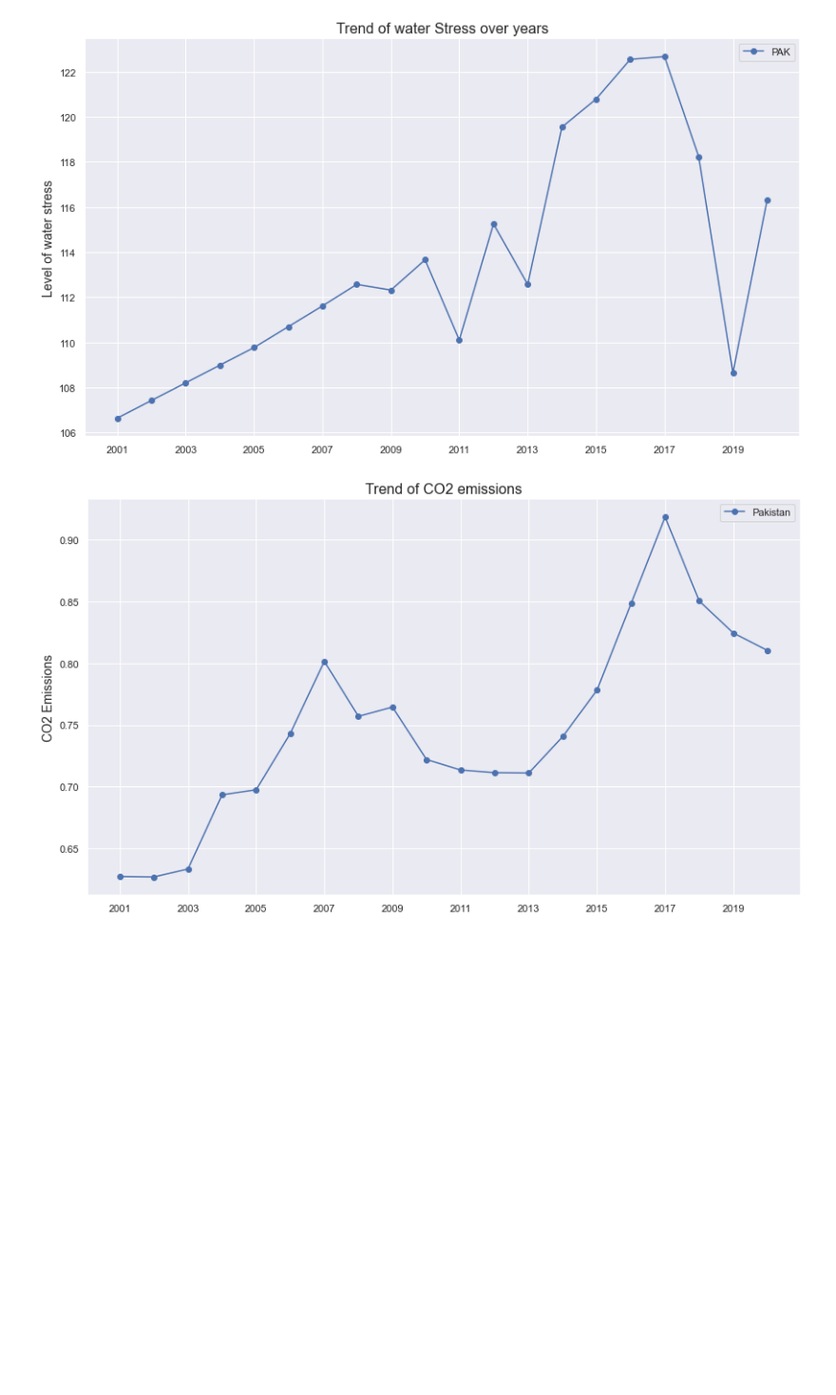
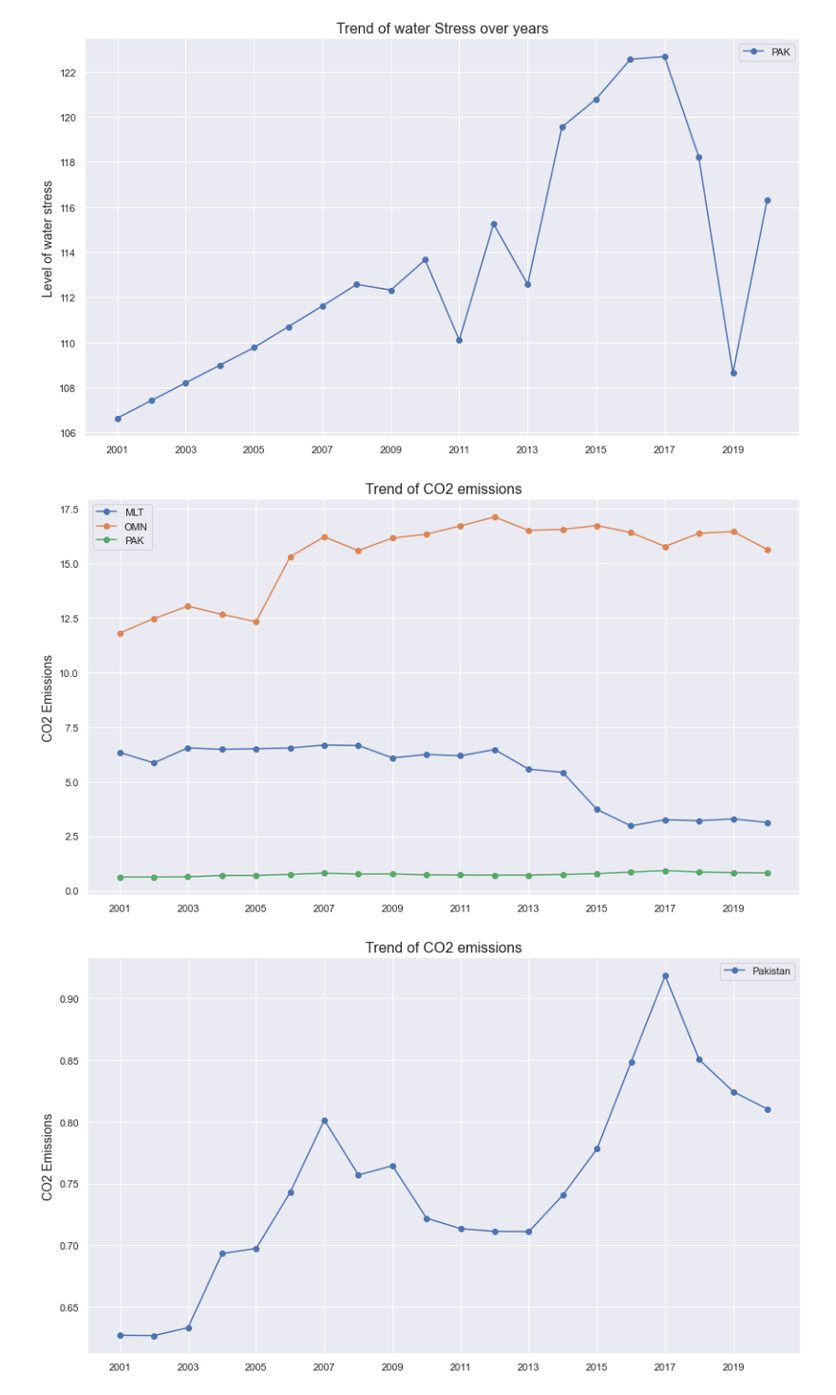
Before and after one commit to MShoaibManzoor/ADS-Assignment-3, a Jupyter notebook: Batch_test.ipynb, the cells around one changed output. Shown at 95% size. Saved outputs shown, nothing was run; the diff lists cells and outputs as text; code cells hidden in the pictures; blank space fills up the shorter version.

```diff
--- a/Batch_test.ipynb
+++ b/Batch_test.ipynb
@@ -232,9 +234,9 @@ water_stress
 | YEM | 162.866667 | 164.590476 | 166.314286 | 168.038095 | 169.761905 | 169.761905 | 169.761905 | 169.761905 | 169.761905 | 169.761905 | ... |
 # %%
 trend_set = trend_set[['Country Name', 'Country Code', 'Series Code', 'Series Name', 'Year', 'Value']]
-fw_withdrawals = trend_set[trend_set['Series Code'] == 'EN.ATM.CO2E.PC']
-fw_withdrawals = fw_withdrawals.pivot(index='Country Code', columns='Year', values='Value')
-fw_withdrawals
+co2_emissions = trend_set[trend_set['Series Code'] == 'EN.ATM.CO2E.PC']
+co2_emissions = co2_emissions.pivot(index='Country Code', columns='Year', values='Value')
+co2_emissions
 # %% [output]
 | Year | 2001 | 2002 | 2003 | 2004 | 2005 | 2006 | 2007 | 2008 | 2009 | 2010 | ... |
 | Country Code |  |  |  |  |  |  |  |  |  |  | ... |
@@ -274,6 +296,26 @@ plt.legend()
 plt.show()
 # %% [output]
 [figure]
+# %%
+# Lets observe trends of countries in water stress.
+sns.set(style='darkgrid')
+
+sub_co2e = co2_emissions[9:12]
+
+fig, ax = plt.subplots(figsize=(14, 8))
+
+ax.plot(sub_co2e.T, marker='o', label=sub_watstr.index)
+
+
+plt.title('Trend of CO2 emissions', fontsize=16)
+plt.ylabel('CO2 Emissions', fontsize=14)
+plt.xticks(list(map(int, water_stress.columns[::2])))
+
+plt.legend()
+
+plt.show()
+# %% [output]
+[figure, added]
 # %%
 # Lets observe trends of countries in water stress.
 sns.set(style='darkgrid')
```
Also changed, not shown: parts of 6 cells of this notebook, 2 other files.
